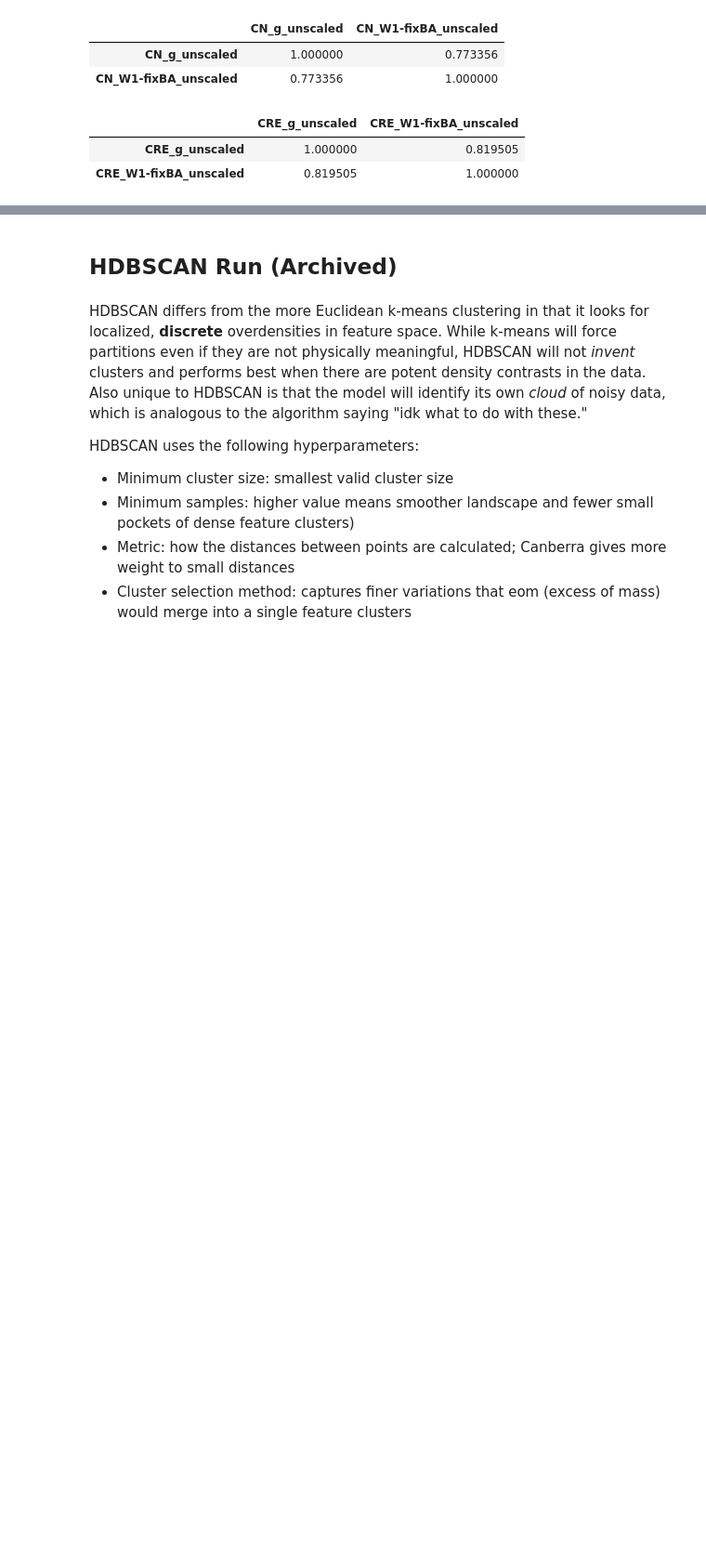
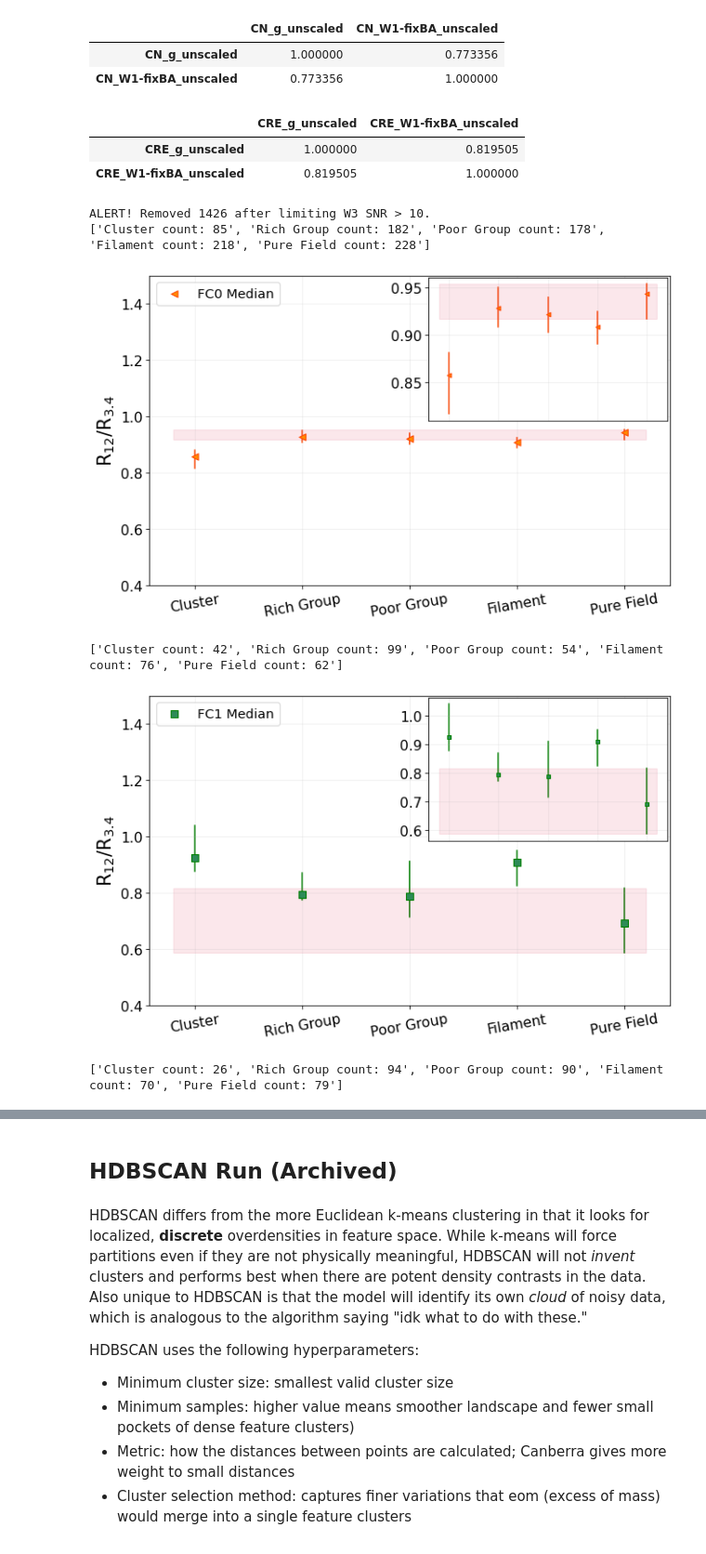
Before and after one commit to gammaspire/machine-learning, a Jupyter notebook: galaxy_feature_clustering/feature_clustering.ipynb, the cells around one changed output, grey strips where cells are left out. Shown at 93% size. Saved outputs shown, nothing was run; the diff lists cells and outputs as text; code cells hidden in the pictures; blank space fills up the shorter version.

```diff
--- a/galaxy_feature_clustering/feature_clustering.ipynb
+++ b/galaxy_feature_clustering/feature_clustering.ipynb
@@ -605,3 +605,13 @@ df[['CRE_g_unscaled','CRE_W1-fixBA_unscaled']].corr()
 |  | CRE_g_unscaled | CRE_W1-fixBA_unscaled |
 | CRE_g_unscaled | 1.000000 | 0.819505 |
 | CRE_W1-fixBA_unscaled | 0.819505 | 1.000000 |
+# %%
+from plotting_utils import virgowise_median_plot
+virgowise_median_plot(df)
+# %% [output]
+ALERT! Removed 1426 after limiting W3 SNR > 10.
+['Cluster count: 85', 'Rich Group count: 182', 'Poor Group count: 178', 'Filament count: 218', 'Pure Field count: 228']
+[figure, added]
+['Cluster count: 42', 'Rich Group count: 99', 'Poor Group count: 54', 'Filament count: 76', 'Pure Field count: 62']
+[figure, added]
+['Cluster count: 26', 'Rich Group count: 94', 'Poor Group count: 90', 'Filament count: 70', 'Pure Field count: 79']
```
Also changed, not shown: parts of 9 cells of this notebook, 2 other files.
